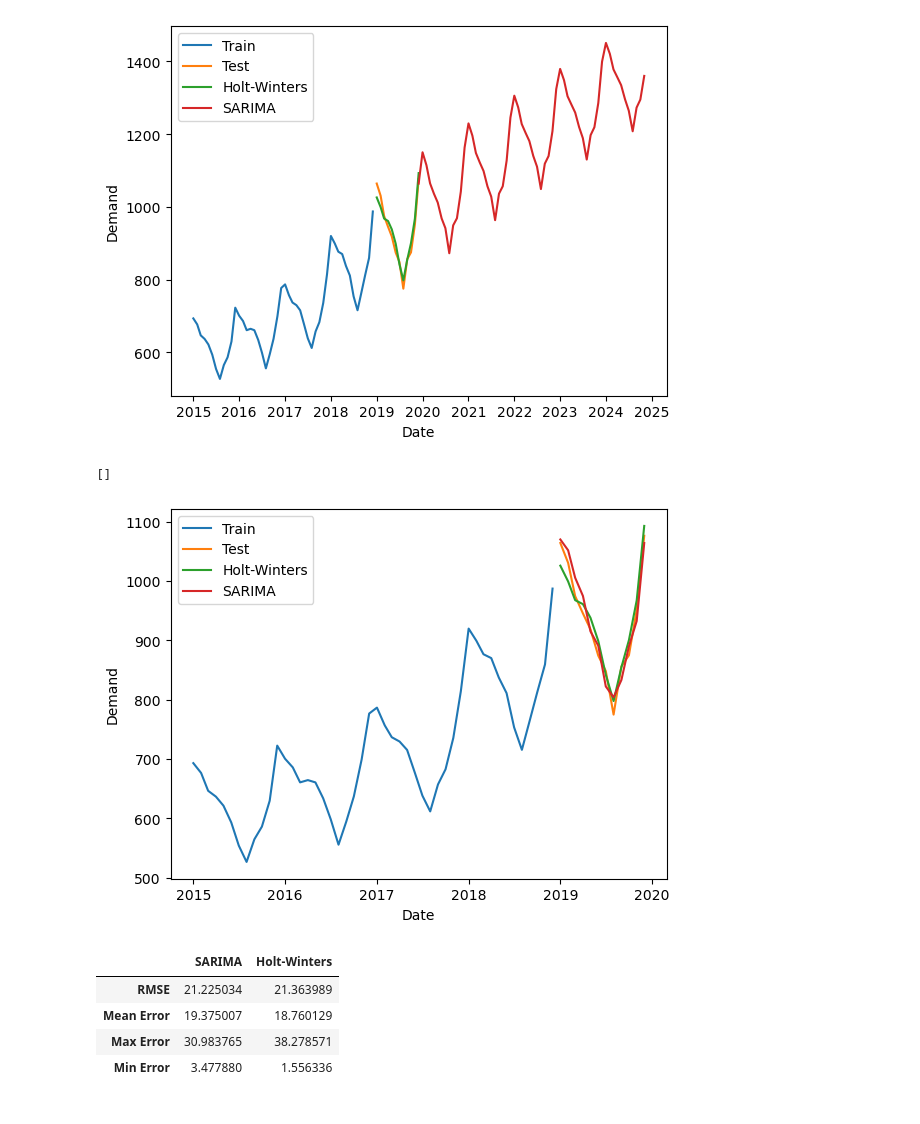
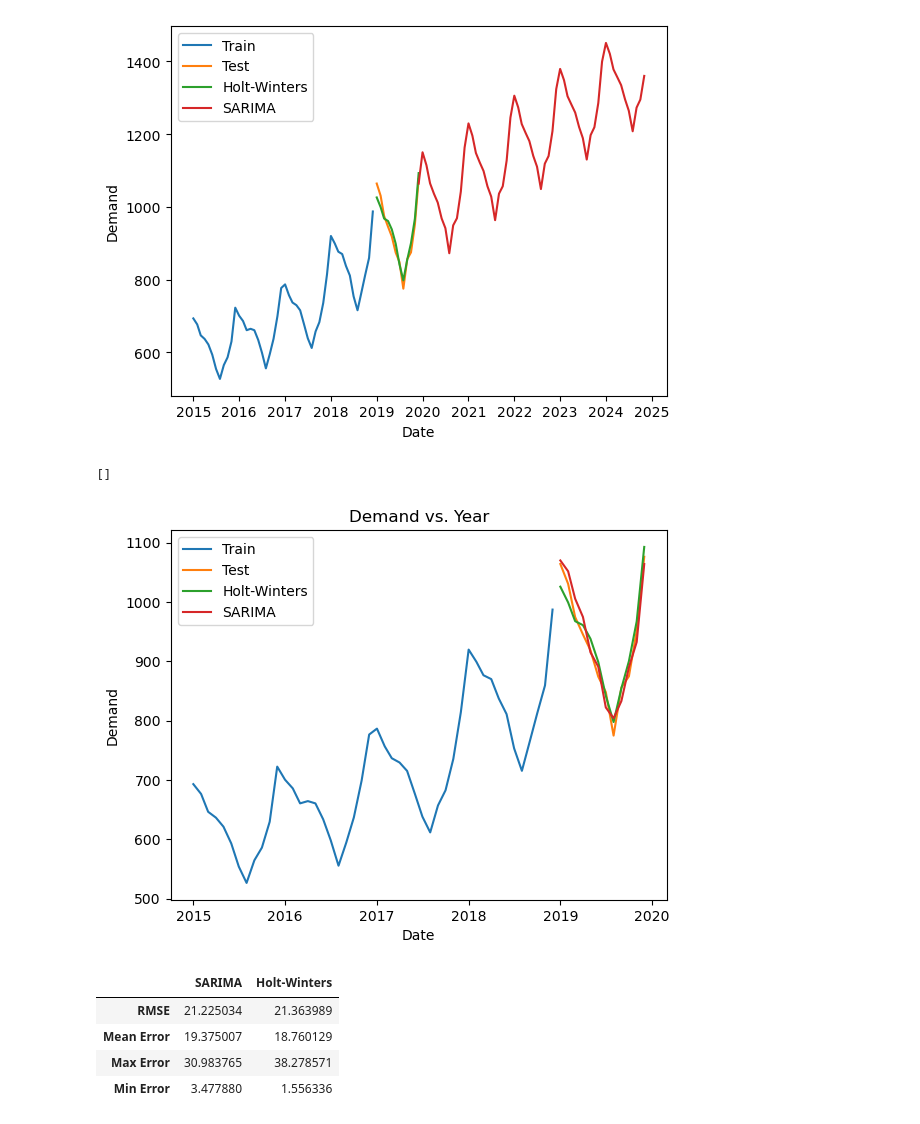
Before and after one commit to sydney-ho/Airbnb-Analysis, a Jupyter notebook: time_series_analysis.ipynb, the cells around one changed output. Drawn from its saved outputs; the diff is of its cells as text; code cells hidden in the pictures.

```diff
--- a/time_series_analysis.ipynb
+++ b/time_series_analysis.ipynb
@@ -268,15 +274,16 @@ df_vf['forecast2'] = results.predict(start = test.index[0], end=test.index[-1],
 # %%
 plt.plot(train['Demand'], label = 'Train')
 plt.plot(test['Demand'], label = 'Test')
 plt.plot(hw_pred, label = 'Holt-Winters')
 plt.plot(df_vf['forecast2'], label = 'SARIMA')
 plt.legend()
 plt.xlabel('Date')
 plt.ylabel('Demand')
+plt.title('Demand vs. Year')
 plt.plot()
 # %% [output]
 []
-[figure, old version]
+[figure, new version]
 # %%
 # Comparing models
 
```
Also changed, not shown: parts of 1 cell of this notebook.
